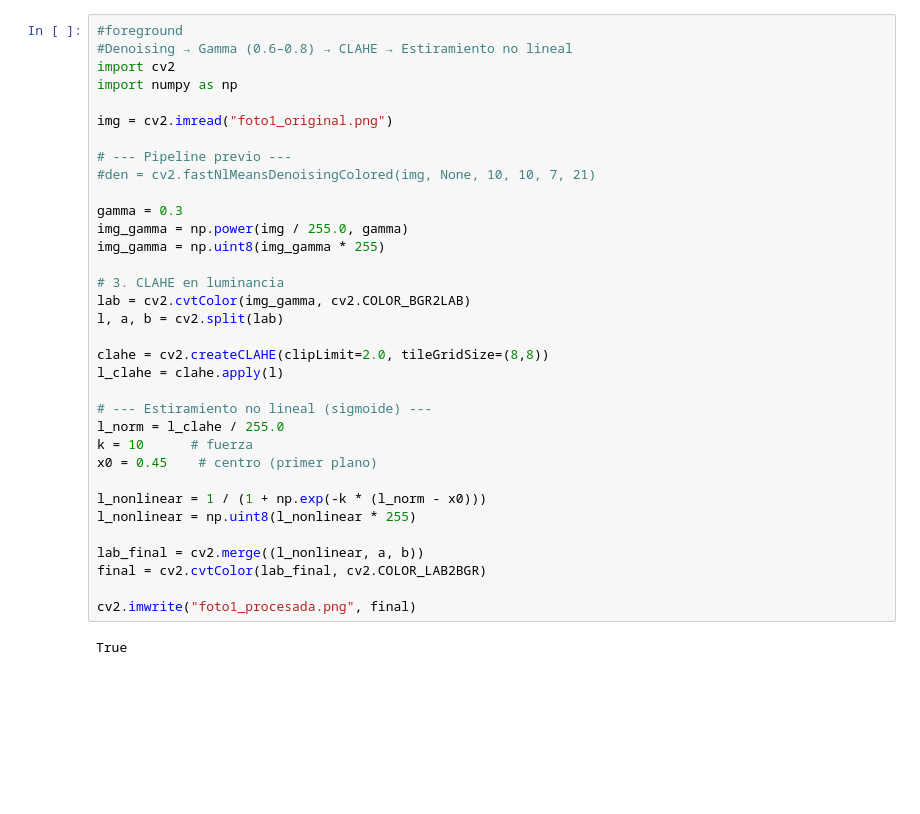
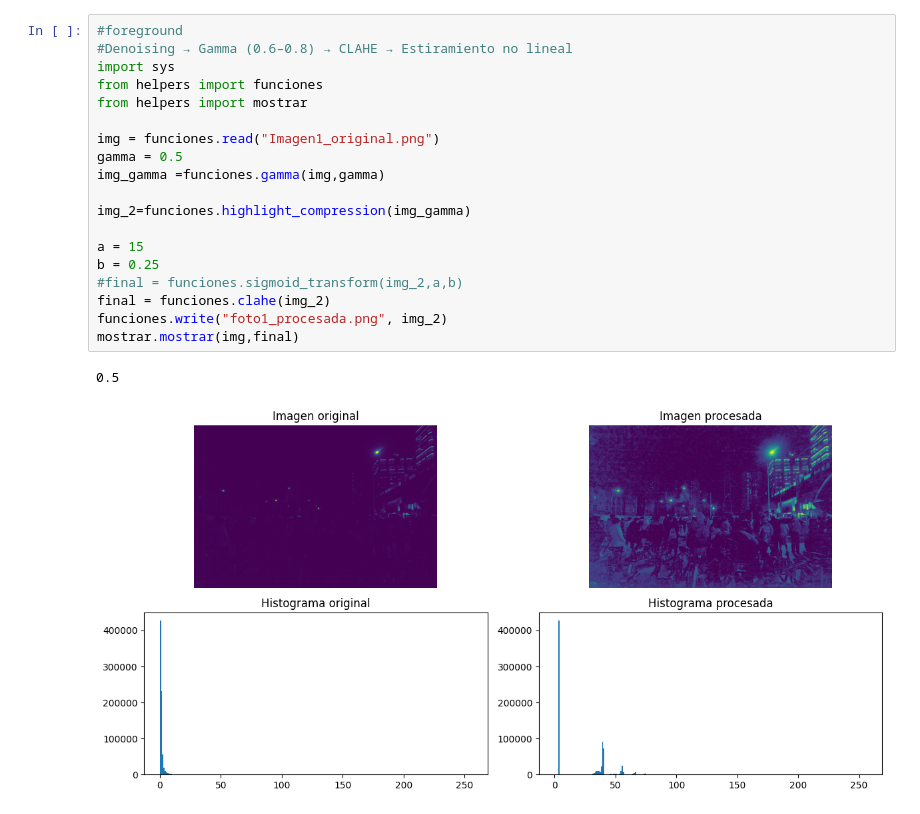
Before and after one commit to jllleyton/Master-Unir, a Jupyter notebook: Vision Artificial/Actividad1/foto1.ipynb, the cells around one changed output. Drawn from its saved outputs; the diff is of its cells as text; blank space fills up the shorter version.

```diff
--- a/Vision Artificial/Actividad1/foto1.ipynb
+++ b/Vision Artificial/Actividad1/foto1.ipynb
@@ -1,36 +1,22 @@
-# %%
-#foreground
-#Denoising → Gamma (0.6–0.8) → CLAHE → Estiramiento no lineal
-import cv2
-import numpy as np
-
-img = cv2.imread("foto1_original.png")
-
-# --- Pipeline previo ---
-#den = cv2.fastNlMeansDenoisingColored(img, None, 10, 10, 7, 21)
-
-gamma = 0.3
-img_gamma = np.power(img / 255.0, gamma)
-img_gamma = np.uint8(img_gamma * 255)
-
-# 3. CLAHE en luminancia
-lab = cv2.cvtColor(img_gamma, cv2.COLOR_BGR2LAB)
-l, a, b = cv2.split(lab)
-
-clahe = cv2.createCLAHE(clipLimit=2.0, tileGridSize=(8,8))
-l_clahe = clahe.apply(l)
-
-# --- Estiramiento no lineal (sigmoide) ---
-l_norm = l_clahe / 255.0
-k = 10      # fuerza
-x0 = 0.45    # centro (primer plano)
-
-l_nonlinear = 1 / (1 + np.exp(-k * (l_norm - x0)))
-l_nonlinear = np.uint8(l_nonlinear * 255)
-
-lab_final = cv2.merge((l_nonlinear, a, b))
-final = cv2.cvtColor(lab_final, cv2.COLOR_LAB2BGR)
-
-cv2.imwrite("foto1_procesada.png", final)
-# %% [output]
-True
+# %%
+#foreground
+#Denoising → Gamma (0.6–0.8) → CLAHE → Estiramiento no lineal
+import sys
+from helpers import funciones
+from helpers import mostrar
+
+img = funciones.read("Imagen1_original.png")
+gamma = 0.5
+img_gamma =funciones.gamma(img,gamma)
+
+img_2=funciones.highlight_compression(img_gamma)
+
+a = 15
+b = 0.25
+#final = funciones.sigmoid_transform(img_2,a,b)
+final = funciones.clahe(img_2)
+funciones.write("foto1_procesada.png", img_2)
+mostrar.mostrar(img,final)
+# %% [output]
+0.5
+[figure, added]
```
Also changed, not shown: 3 other files.
